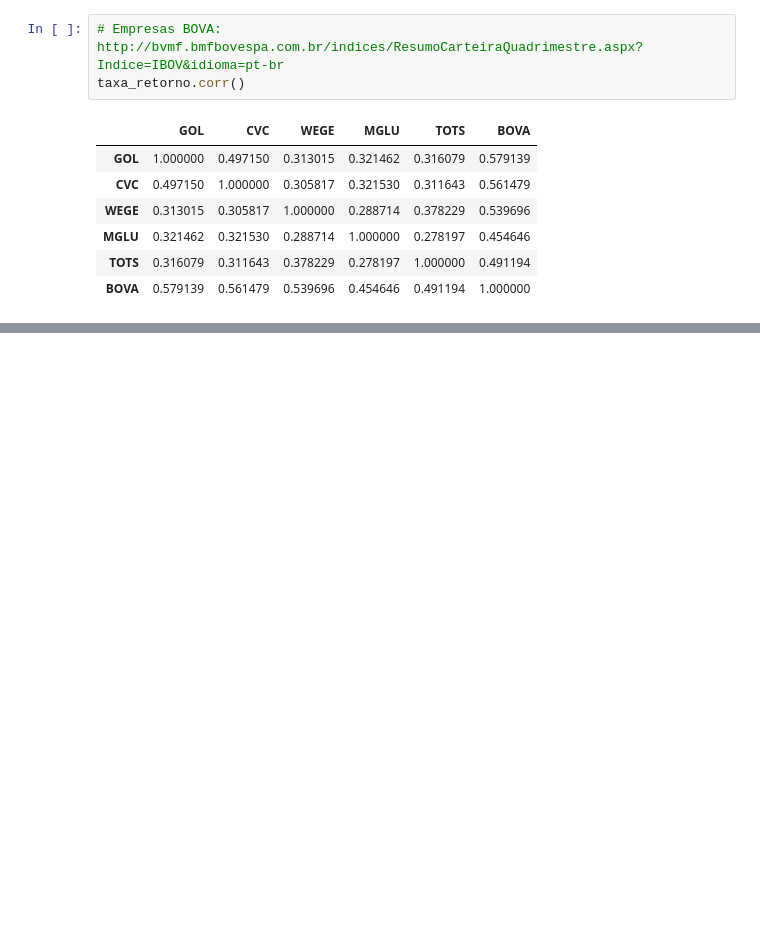
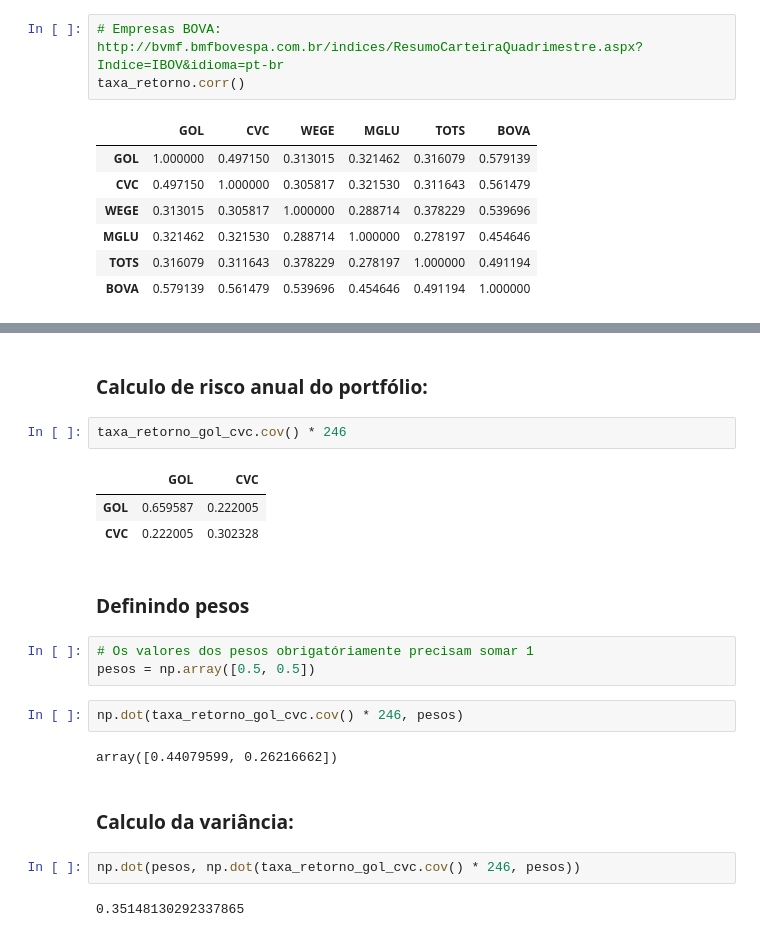
Before and after one commit to CGVARGAS/analiseDados1, a Jupyter notebook: correlacaoEntreAcoes.ipynb, the cells around one changed output, grey strips where cells are left out. Saved outputs shown, nothing was run; the diff lists cells and outputs as text; blank space fills up the shorter version.

```diff
--- a/correlacaoEntreAcoes.ipynb
+++ b/correlacaoEntreAcoes.ipynb
@@ -89,0 +137,23 @@ sns.heatmap(taxa_retorno.corr(), annot=True)
+# %% [markdown]
+### Calculo de risco anual do portfólio:
+# %%
+taxa_retorno_gol_cvc.cov() * 246
+# %% [output]
+|  | GOL | CVC |
+| GOL | 0.659587 | 0.222005 |
+| CVC | 0.222005 | 0.302328 |
+# %% [markdown]
+### Definindo pesos
+# %%
+# Os valores dos pesos obrigatóriamente precisam somar 1
+pesos = np.array([0.5, 0.5])
+# %%
+np.dot(taxa_retorno_gol_cvc.cov() * 246, pesos)
+# %% [output]
+array([0.44079599, 0.26216662])
+# %% [markdown]
+### Calculo da variância:
+# %%
+np.dot(pesos, np.dot(taxa_retorno_gol_cvc.cov() * 246, pesos))
+# %% [output]
+0.35148130292337865
```
Also changed, not shown: parts of 59 cells of this notebook.
